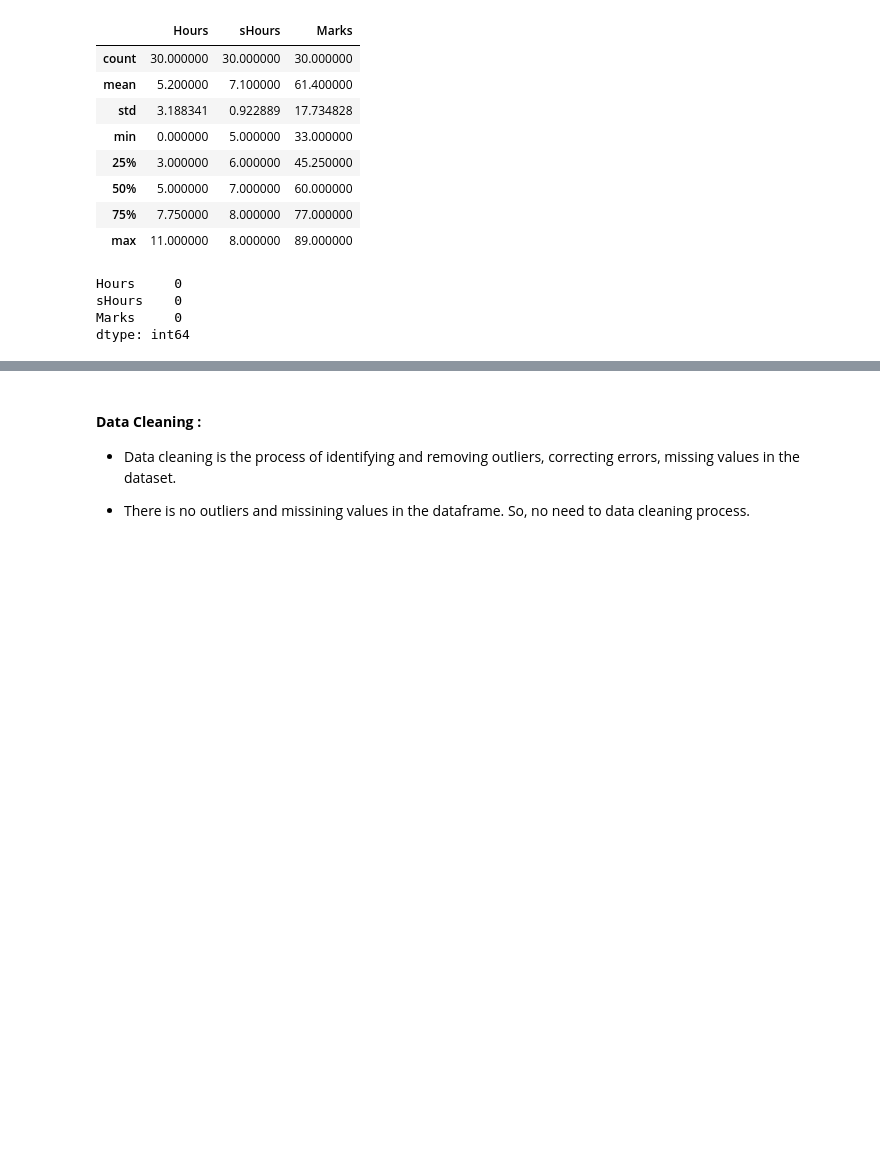
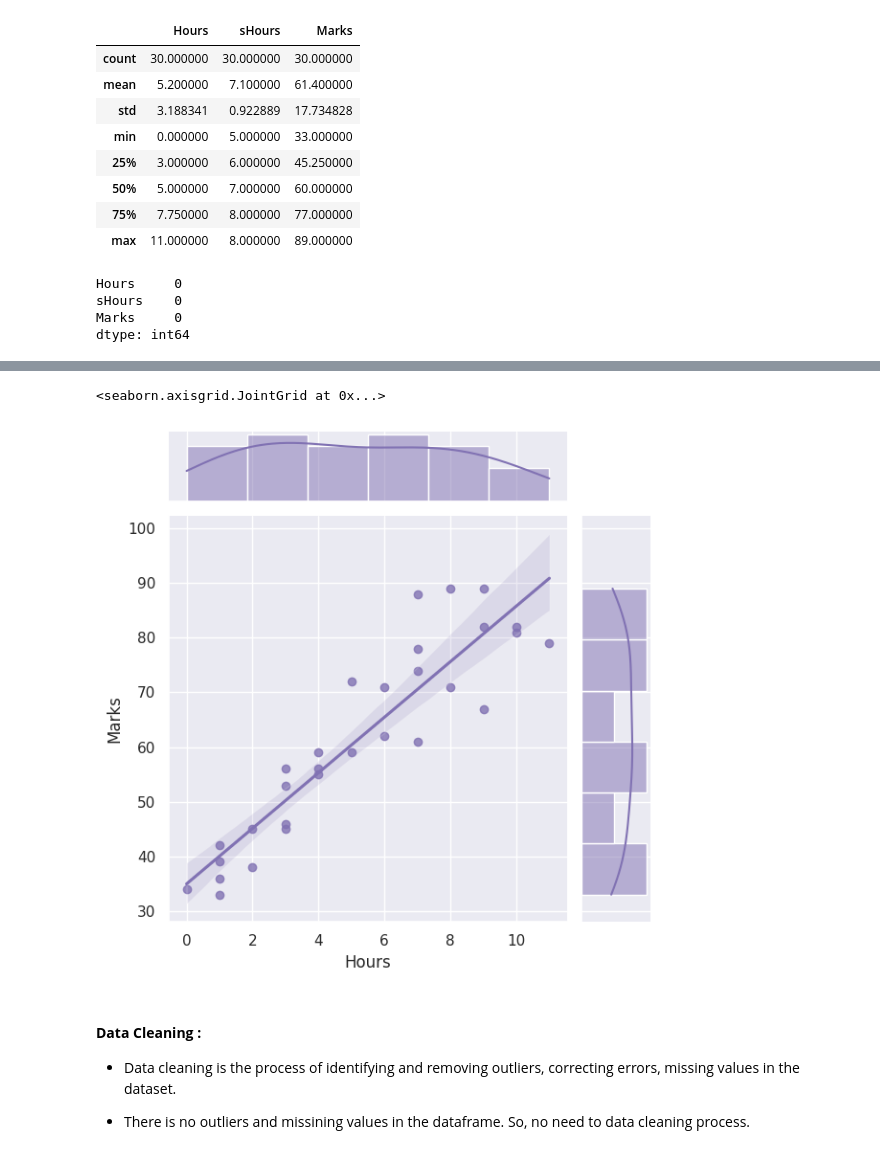
Before and after one commit to Ranjith5720/Regression_Models, a Jupyter notebook: Multi_Linear_Regression.ipynb, the cells around one changed output, grey strips where cells are left out. Cells and saved outputs as stored; diff of their text form; code cells hidden in the pictures; blank space fills up the shorter version.

```diff
--- a/Multi_Linear_Regression.ipynb
+++ b/Multi_Linear_Regression.ipynb
@@ -150,3 +160,8 @@ plt.show()
+# %%
+sns.jointplot(x='Hours',y='Marks',data= df, kind='reg', color='m')
+# %% [output]
+<seaborn.axisgrid.JointGrid at 0x...>
+[figure, added]
 # %% [markdown]
 #### **Data Cleaning :**
 
```
Also changed, not shown: parts of 24 cells of this notebook.
